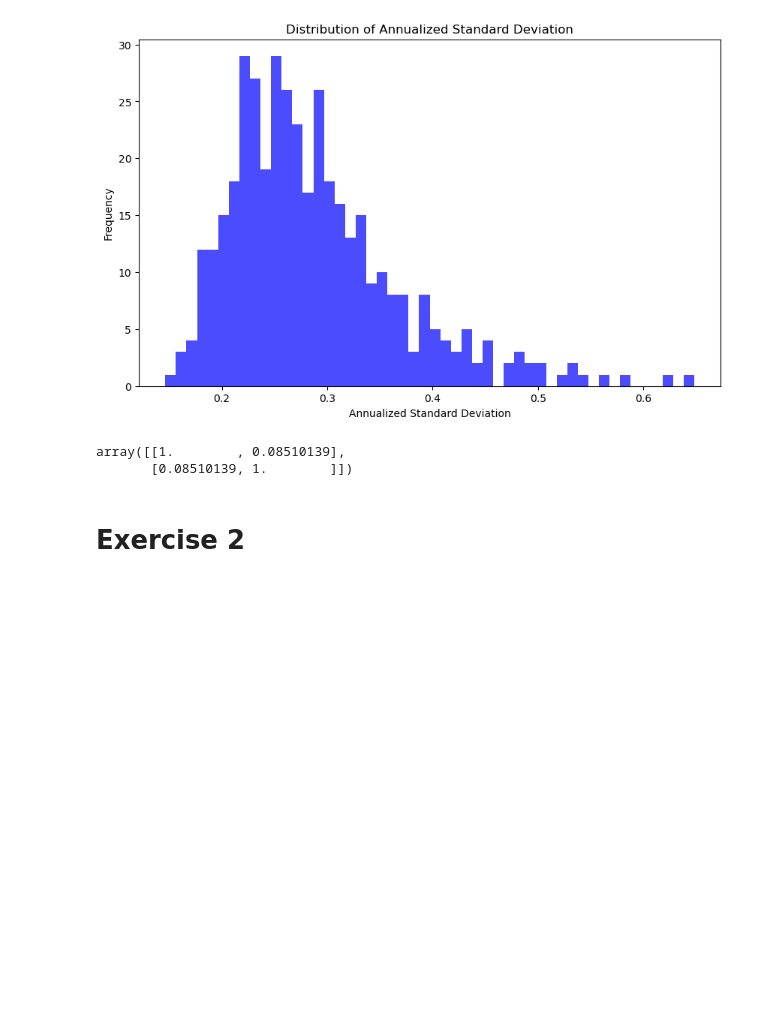
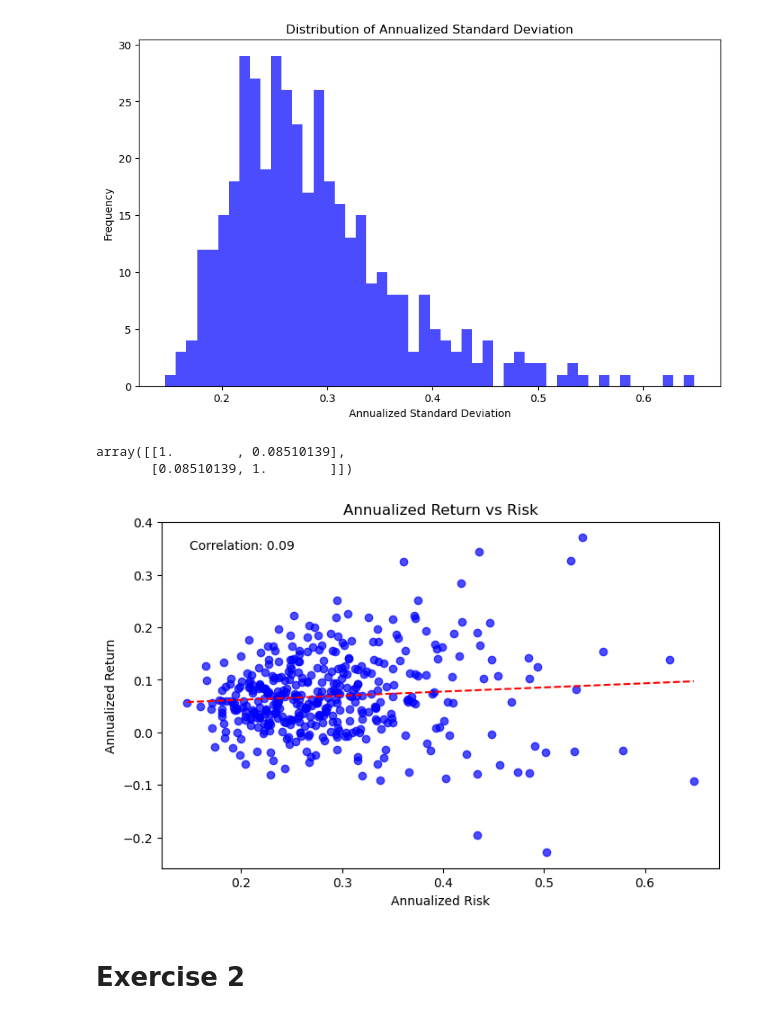
Before and after one commit to gr-oll/susFin, a Jupyter notebook: 01_Final3.ipynb, the cells around one changed output. Saved outputs shown, nothing was run; the diff lists cells and outputs as text; code cells hidden in the pictures; blank space fills up the shorter version.

```diff
--- a/01_Final3.ipynb
+++ b/01_Final3.ipynb
@@ -146,6 +132,37 @@ np.corrcoef(annualization['annualized_mean'], annualization['annualized_std'])
 # %% [output]
 array([[1.        , 0.08510139],
        [0.08510139, 1.        ]])
+# %%
+# Define annualized_returns DataFrame
+annualized_returns = annualization[['annualized_std', 'annualized_mean']].rename(columns={'annualized_std': 'RISK', 'annualized_mean': 'RET_PCT'})
+
+plt.figure(figsize=(8, 5))
+plt.scatter(annualized_returns['RISK'], annualized_returns['RET_PCT'], color='blue', alpha=0.7)
+plt.xlabel('Annualized Risk')
+plt.ylabel('Annualized Return')
+plt.title('Annualized Return vs Risk')
+
+# Compute correlation
+corr = annualized_returns['RISK'].corr(annualized_returns['RET_PCT'])
+
+# Add a trendline
+slope, intercept = np.polyfit(annualized_returns['RISK'], annualized_returns['RET_PCT'], 1)
+x = np.linspace(annualized_returns['RISK'].min(), annualized_returns['RISK'].max(), 100)
+y = slope * x + intercept
+plt.plot(x, y, color='red', linestyle='--', label='Trendline')
+
+# Display correlation on the plot
+plt.text(
+    0.05, 0.95,
+    f'Correlation: {corr:.2f}',
+    transform=plt.gca().transAxes,
+    fontsize=10,
+    verticalalignment='top'
+)
+
+plt.show()
+# %% [output]
+[figure, added]
 # %% [markdown]
 # **Exercise 2**
 # %%
```
Also changed, not shown: parts of 9 cells of this notebook, 2 other files.
